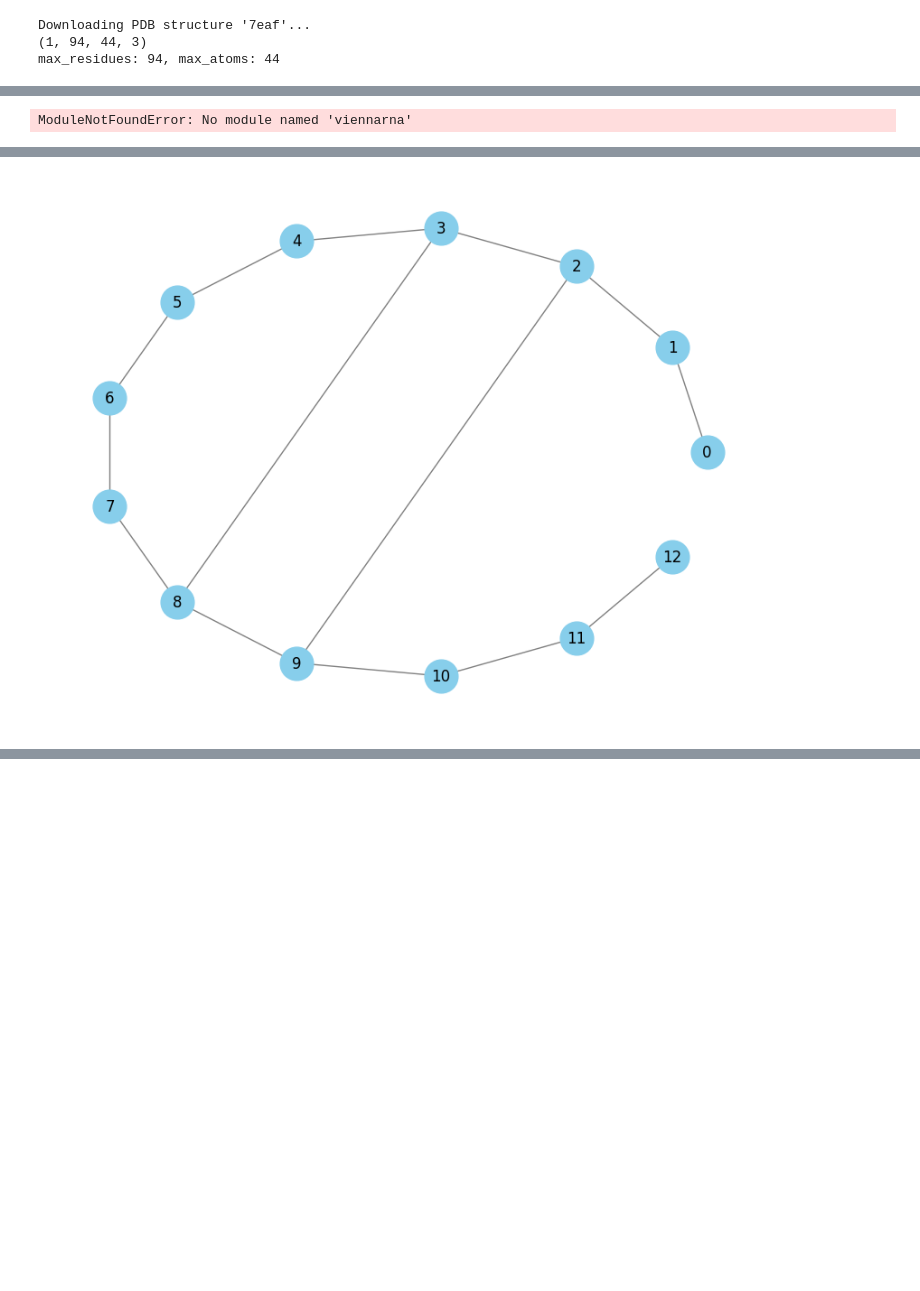
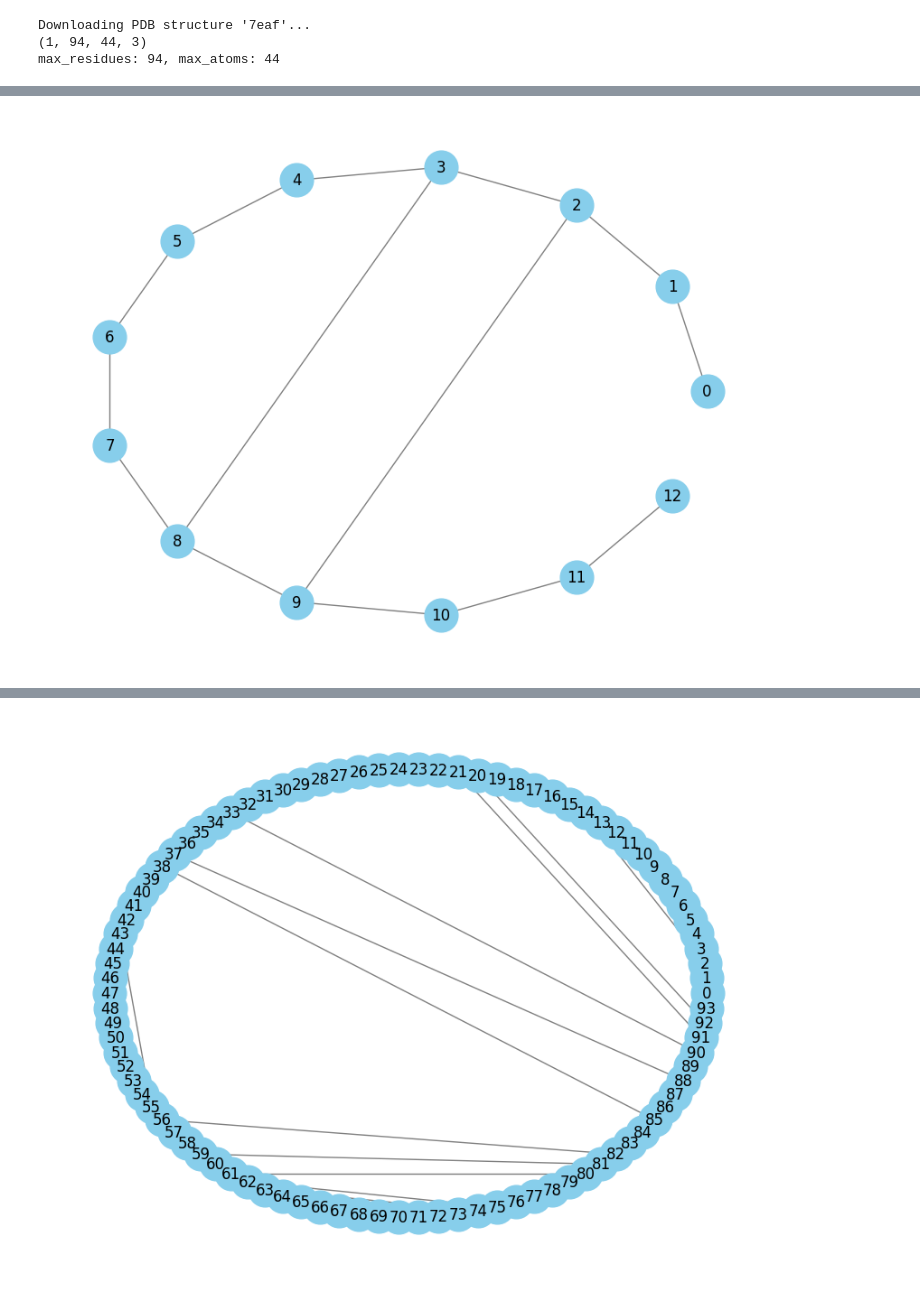
Before and after one commit to rna-oop/2425-m1-geniomhe-group-6, a Jupyter notebook: lab4/demo/ss_test.ipynb, the cells around one changed output, grey strips where cells are left out. Drawn from its saved outputs; the diff is of its cells as text; code cells hidden in the pictures; blank space fills up the shorter version.

Commit message:
- fixed normalize, added visualize_rna_ss in ss_test.ipynb

```diff
--- a/lab4/demo/ss_test.ipynb
+++ b/lab4/demo/ss_test.ipynb
@@ -44,11 +38,0 @@ Note: you may need to restart the kernel to use updated packages.
-# %%
-from viennarna import RNA
-import matplotlib.pyplot as plt
-
-#Visualize the structure with RNAplot
-fig, ax = plt.subplots()
-ax.set_title(f"RNA Secondary Structure: {X}")
-RNA.plot(X, X1, ax=ax)
-plt.show()
-# %% [output]
-ModuleNotFoundError: No module named 'viennarna'
@@ -98,6 +77,7 @@ def plot_rna_network(dot_bracket, filename="rna_network.html"):
 
 dot_bracket = "..((....))..."
 plot_rna_network(dot_bracket)
+plot_rna_network("".join(Y1["SecondaryStructure"][0]))
 # %% [output]
 Warning: When  cdn_resources is 'local' jupyter notebook has issues displaying graphics on chrome/safari. Use cdn_resources='in_line' or cdn_resources='remote' if you have issues viewing graphics in a ...
 rna_network.html
@@ -104,0 +87 @@ rna_network.html
+[figure, added]
```
Also changed, not shown: parts of 7 cells of this notebook, 10 other files.
